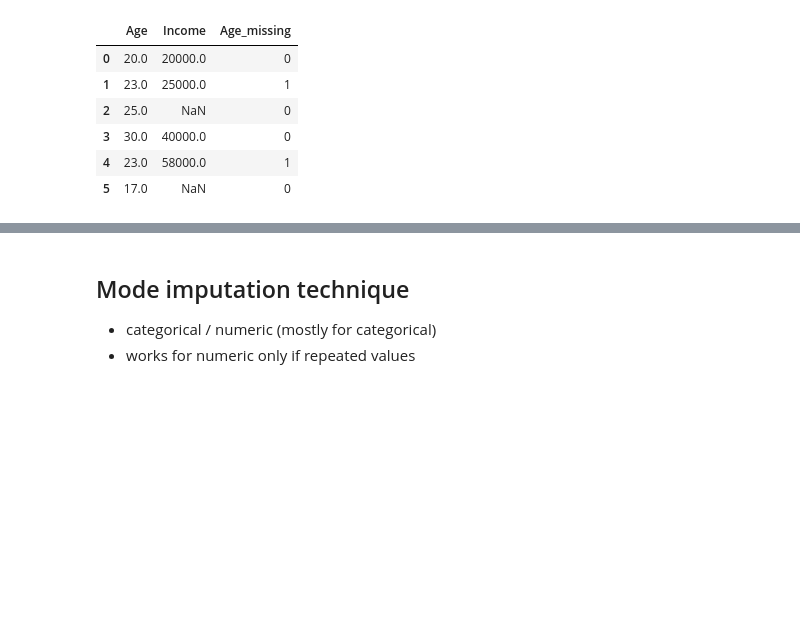
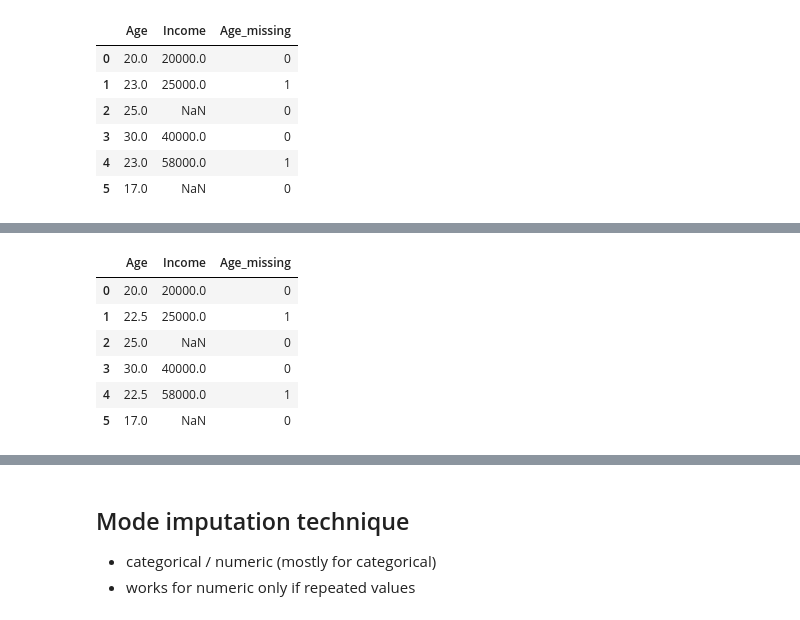
Before and after one commit to Thameempp/Data-analysis, a Jupyter notebook: Data_Handling/Feature_engineering/Handling_missing_values.ipynb, the cells around one changed output, grey strips where cells are left out. Cells and saved outputs as stored; diff of their text form; code cells hidden in the pictures; blank space fills up the shorter version.

Commit message:
Updated with missing value imputation

```diff
--- a/Data_Handling/Feature_engineering/Handling_missing_values.ipynb
+++ b/Data_Handling/Feature_engineering/Handling_missing_values.ipynb
@@ -217,0 +274,18 @@ df4
+# %%
+# Median Imputation + Missing Indicator (Best Practice)
+df = pd.DataFrame({
+    "Age": [20, np.nan, 25, 30, np.nan, 17],
+    "Income": [20000, 25000, np.nan, 40000, 58000, np.nan]
+})
+
+df['Age_missing'] = df['Age'].isna().astype(int)
+df['Age'] = df['Age'].fillna(df['Age'].median())
+df
+# %% [output]
+|  | Age | Income | Age_missing |
+| 0 | 20.0 | 20000.0 | 0 |
+| 1 | 22.5 | 25000.0 | 1 |
+| 2 | 25.0 | NaN | 0 |
+| 3 | 30.0 | 40000.0 | 0 |
+| 4 | 22.5 | 58000.0 | 1 |
+| 5 | 17.0 | NaN | 0 |
```
Also changed, not shown: parts of 10 cells of this notebook, 2 other files.
